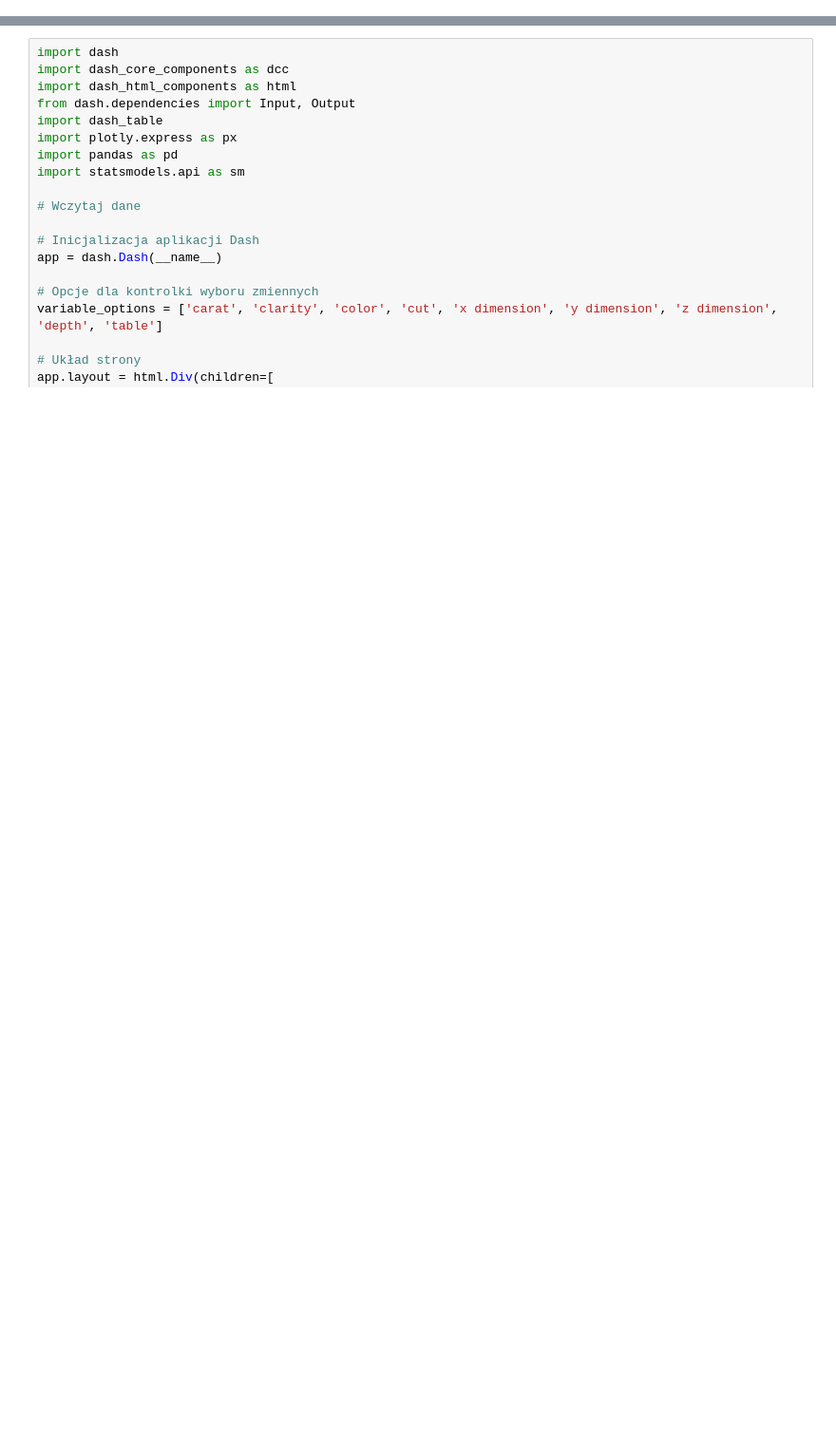
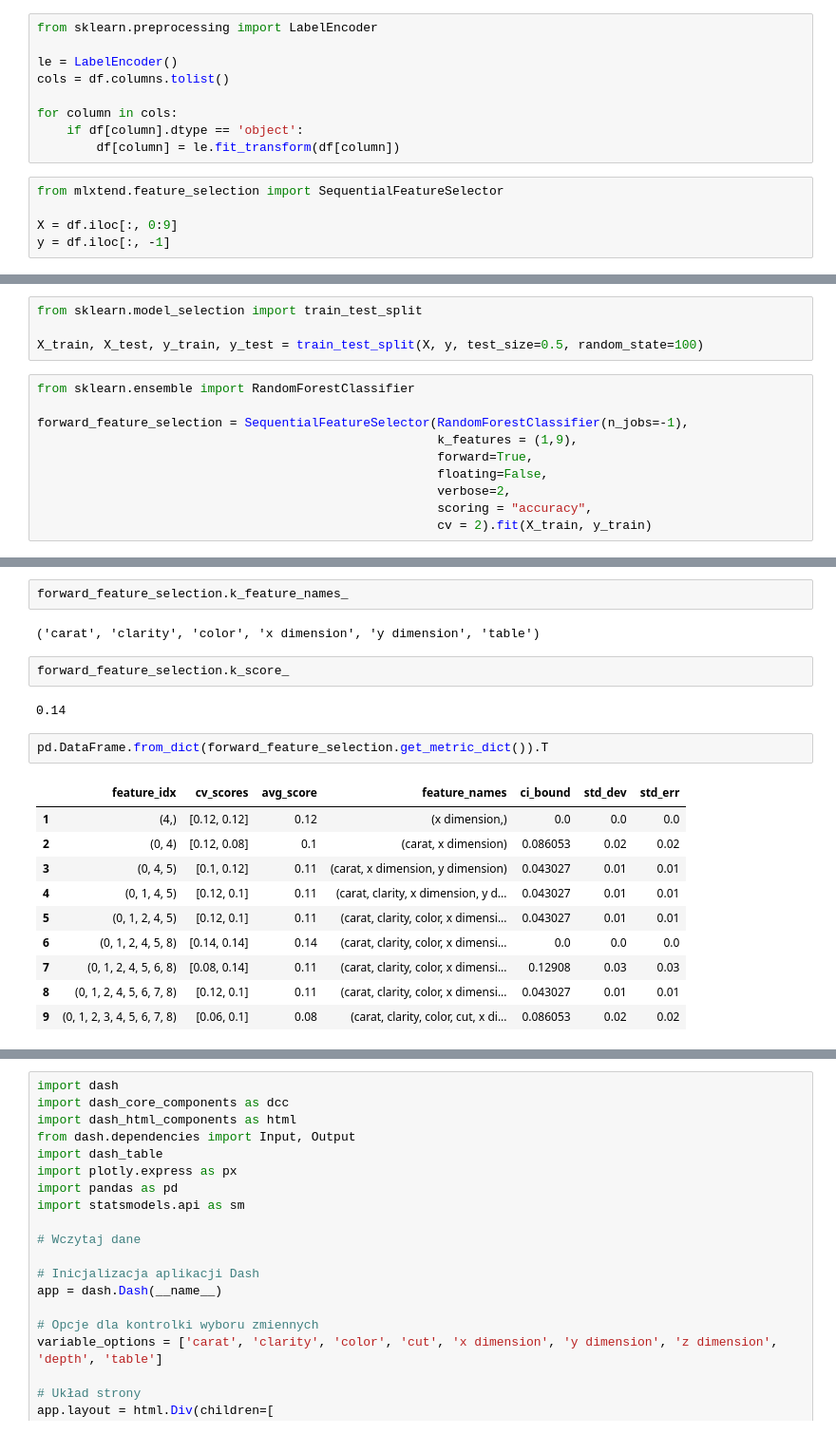
Before and after one commit to karolsobotka/PAD, a Jupyter notebook: messy_data_proj/etap_tworzenia_modelu_regresji.ipynb, the cells around one changed output, grey strips where cells are left out. Shown: that part at 95% size. Drawn from its saved outputs; the diff is of its cells as text; blank space fills up the shorter version.

```diff
--- a/messy_data_proj/etap_tworzenia_modelu_regresji.ipynb
+++ b/messy_data_proj/etap_tworzenia_modelu_regresji.ipynb
@@ -13,0 +14,14 @@ df.head(5)
+# %%
+from sklearn.preprocessing import LabelEncoder
+
+le = LabelEncoder()
+cols = df.columns.tolist()
+
+for column in cols:
+    if df[column].dtype == 'object':
+        df[column] = le.fit_transform(df[column])
+# %%
+from mlxtend.feature_selection import SequentialFeatureSelector
+
+X = df.iloc[:, 0:9]
+y = df.iloc[:, -1]
@@ -13,0 +52,14 @@ df.head(5)
+# %%
+from sklearn.model_selection import train_test_split
+
+X_train, X_test, y_train, y_test = train_test_split(X, y, test_size=0.5, random_state=100)
+# %%
+from sklearn.ensemble import RandomForestClassifier
+
+forward_feature_selection = SequentialFeatureSelector(RandomForestClassifier(n_jobs=-1),
+                                                      k_features = (1,9),
+                                                      forward=True,
+                                                      floating=False,
+                                                      verbose=2,
+                                                      scoring = "accuracy",
+                                                      cv = 2).fit(X_train, y_train)
@@ -14,3 +84,24 @@ df.head(5)
+# %%
+forward_feature_selection.k_feature_names_
+# %% [output]
+('carat', 'clarity', 'color', 'x dimension', 'y dimension', 'table')
+# %%
+forward_feature_selection.k_score_
+# %% [output]
+0.14
+# %%
+pd.DataFrame.from_dict(forward_feature_selection.get_metric_dict()).T
+# %% [output]
+|  | feature_idx | cv_scores | avg_score | feature_names | ci_bound | std_dev | std_err |
+| 1 | (4,) | [0.12, 0.12] | 0.12 | (x dimension,) | 0.0 | 0.0 | 0.0 |
+| 2 | (0, 4) | [0.12, 0.08] | 0.1 | (carat, x dimension) | 0.086053 | 0.02 | 0.02 |
+| 3 | (0, 4, 5) | [0.1, 0.12] | 0.11 | (carat, x dimension, y dimension) | 0.043027 | 0.01 | 0.01 |
+| 4 | (0, 1, 4, 5) | [0.12, 0.1] | 0.11 | (carat, clarity, x dimension, y d... | 0.043027 | 0.01 | 0.01 |
+| 5 | (0, 1, 2, 4, 5) | [0.12, 0.1] | 0.11 | (carat, clarity, color, x dimensi... | 0.043027 | 0.01 | 0.01 |
+| 6 | (0, 1, 2, 4, 5, 8) | [0.14, 0.14] | 0.14 | (carat, clarity, color, x dimensi... | 0.0 | 0.0 | 0.0 |
+| 7 | (0, 1, 2, 4, 5, 6, 8) | [0.08, 0.14] | 0.11 | (carat, clarity, color, x dimensi... | 0.12908 | 0.03 | 0.03 |
+| 8 | (0, 1, 2, 4, 5, 6, 7, 8) | [0.12, 0.1] | 0.11 | (carat, clarity, color, x dimensi... | 0.043027 | 0.01 | 0.01 |
+| 9 | (0, 1, 2, 3, 4, 5, 6, 7, 8) | [0.06, 0.1] | 0.08 | (carat, clarity, color, cut, x di... | 0.086053 | 0.02 | 0.02 |
 # %%
 import dash
 import dash_core_components as dcc
```
Also changed, not shown: parts of 6 cells of this notebook, 1 other file.
